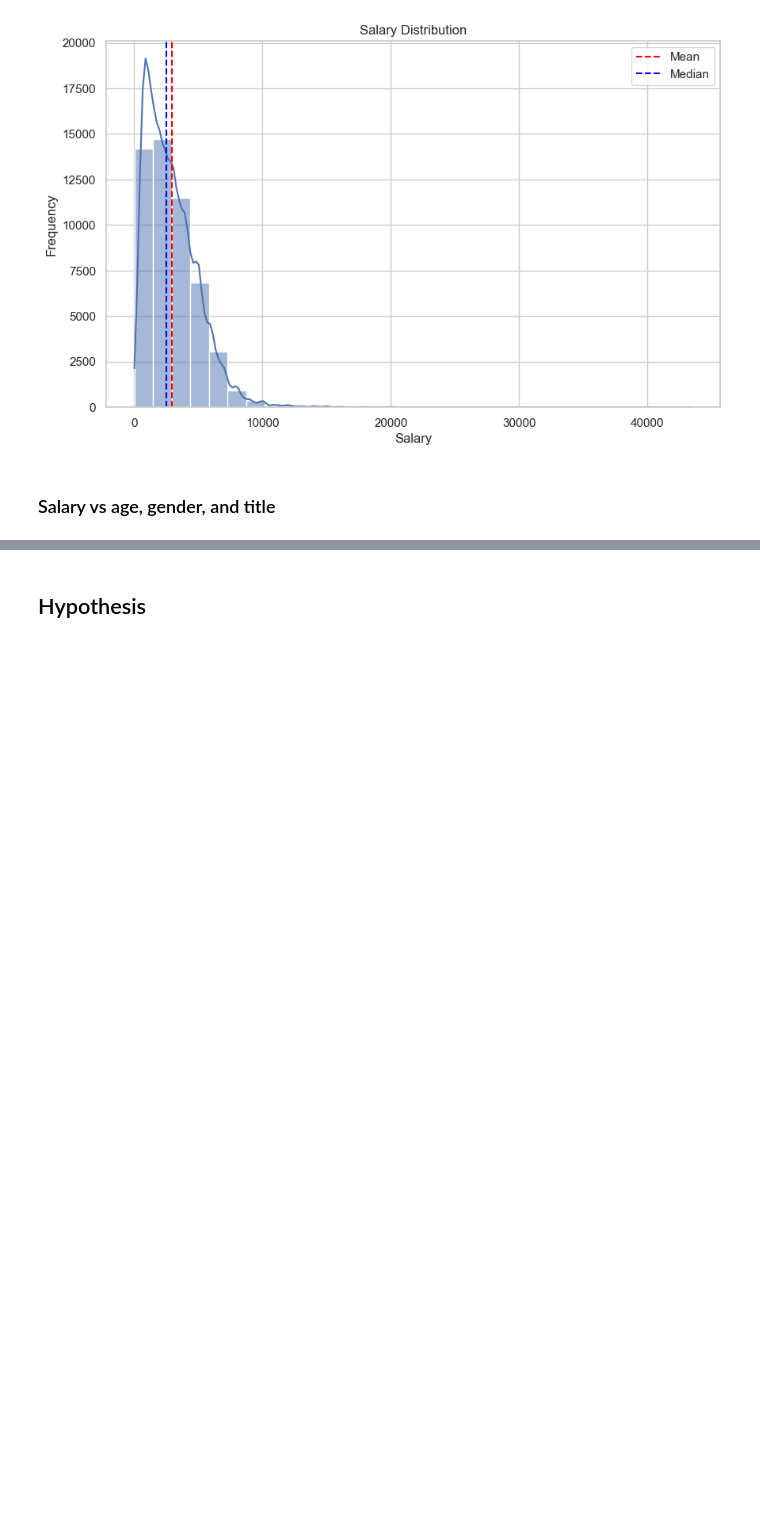
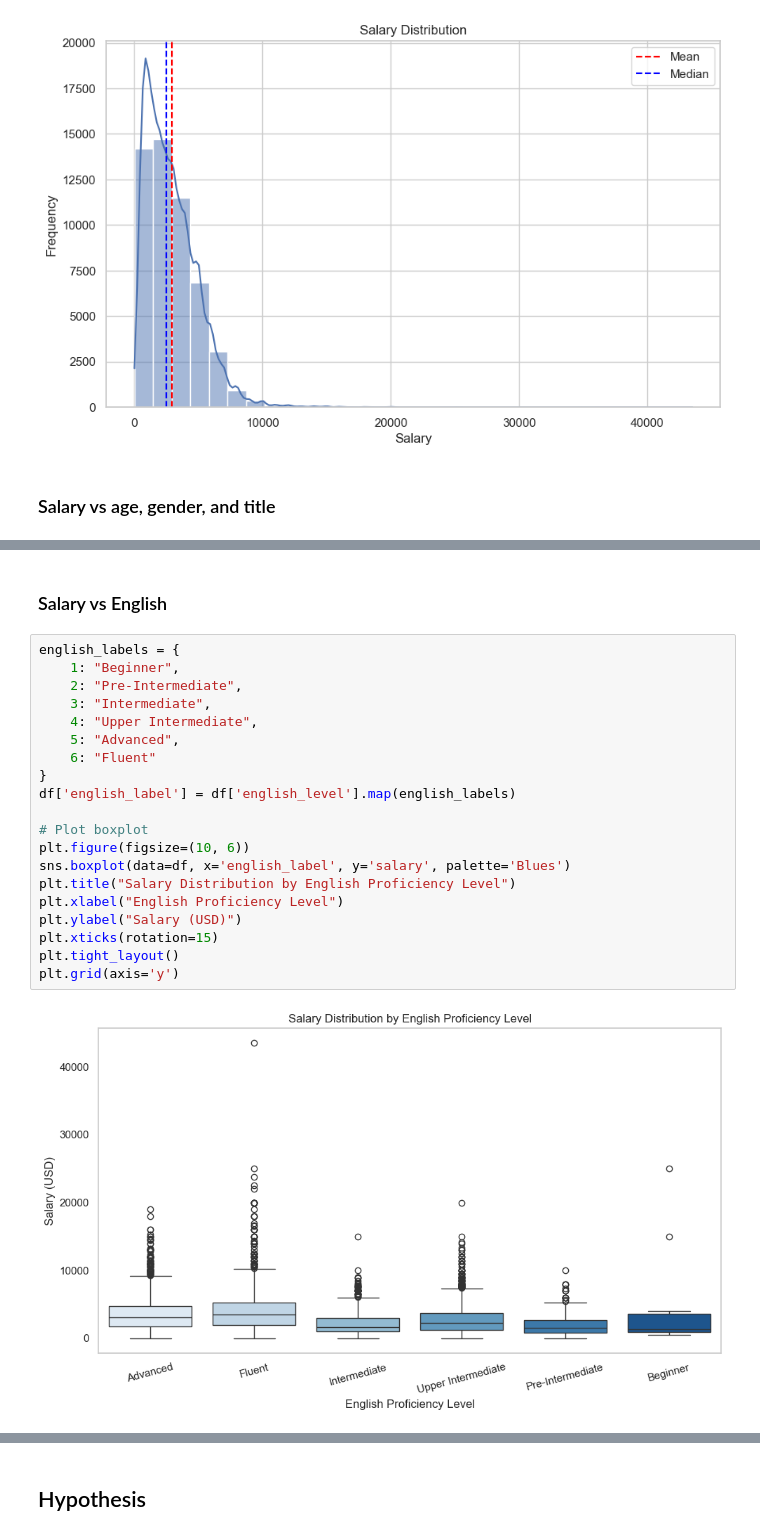
Before and after one commit to Danylo-Ik/Econometrics-Project-IT, a Jupyter notebook: it_salaries.ipynb, the cells around one changed output, grey strips where cells are left out. Saved outputs shown, nothing was run; the diff lists cells and outputs as text; blank space fills up the shorter version.

```diff
--- a/it_salaries.ipynb
+++ b/it_salaries.ipynb
@@ -216,0 +215,24 @@ Passing `palette` without assigning `hue` is deprecated and will be removed in v
+# %% [markdown]
+### Salary vs English
+# %%
+english_labels = {
+    1: "Beginner",
+    2: "Pre-Intermediate",
+    3: "Intermediate",
+    4: "Upper Intermediate",
+    5: "Advanced",
+    6: "Fluent"
+}
+df['english_label'] = df['english_level'].map(english_labels)
+
+# Plot boxplot
+plt.figure(figsize=(10, 6))
+sns.boxplot(data=df, x='english_label', y='salary', palette='Blues')
+plt.title("Salary Distribution by English Proficiency Level")
+plt.xlabel("English Proficiency Level")
+plt.ylabel("Salary (USD)")
+plt.xticks(rotation=15)
+plt.tight_layout()
+plt.grid(axis='y')
+# %% [output]
+[figure, added]
```
Also changed, not shown: parts of 21 cells of this notebook.
